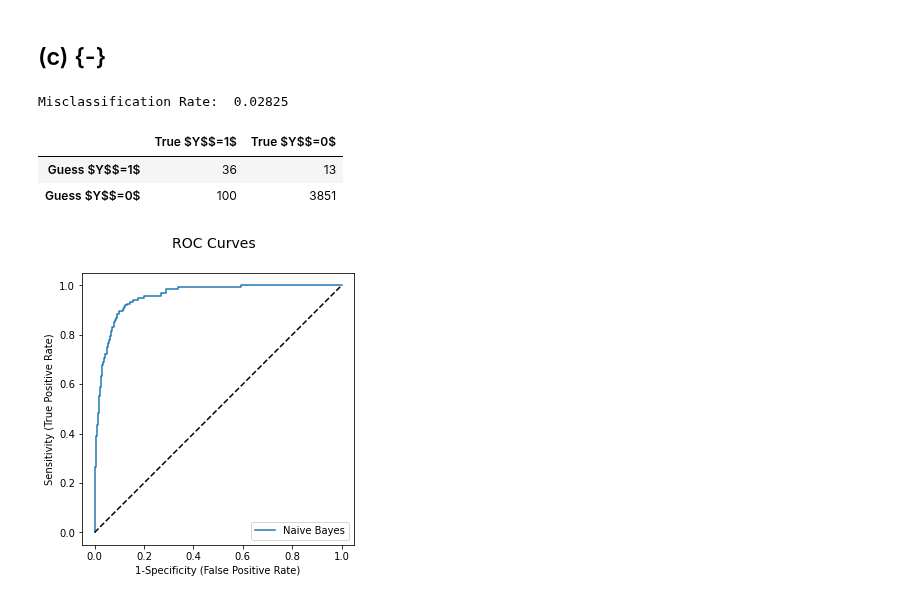
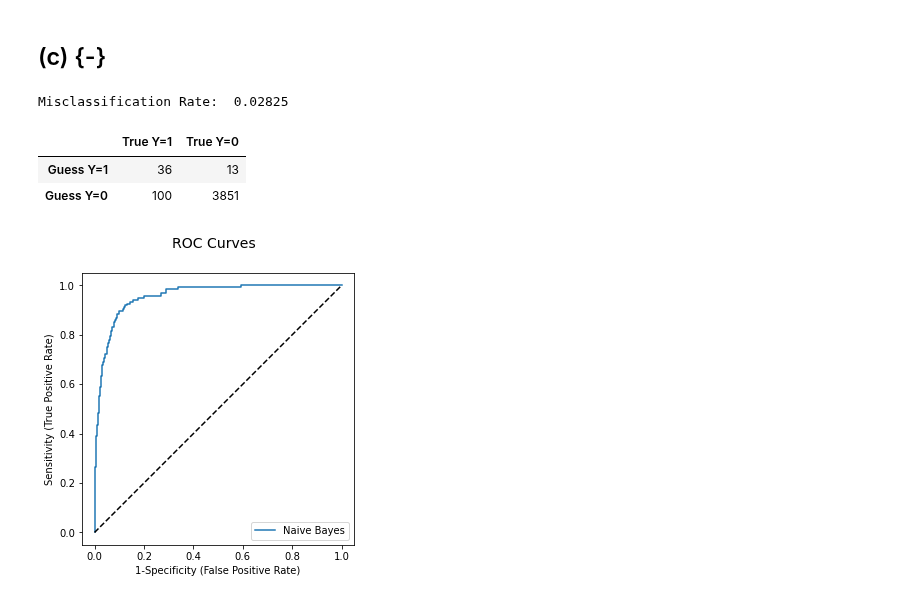
Before and after one commit to beginnerSC/mscf_hw_spring, a Jupyter notebook: ML II/2/Homework #2.ipynb, the cells around one changed output. Cells and saved outputs as stored; diff of their text form; code cells hidden in the pictures.

```diff
--- a/ML II/2/Homework #2.ipynb
+++ b/ML II/2/Homework #2.ipynb
@@ -262,35 +264,35 @@ prior
 # %%
 from sklearn.metrics import confusion_matrix
 from pandas import DataFrame
 import numpy as np
 
 def predict(X, dist, score=False):
     res = []
     for student, balance, income in X.values:
         log_pDefault = np.log(prior) \
                         + np.log(dist['student | Yes'].pmf(student=='Yes')) \
                         + np.log(dist['balance | Yes'].pdf(balance)) \
                         + np.log(dist['income | Yes'].pdf(income))
         log_pNoDefault = np.log(1-prior) \
                         + np.log(dist['student | No'].pmf(student=='Yes')) \
                         + np.log(dist['balance | No'].pdf(balance)) \
                         + np.log(dist['income | No'].pdf(income))
 
         predict_score = log_pDefault - log_pNoDefault
         res.append(predict_score if score else (predict_score > 0))
 
     return res
 
 tn, fp, fn, tp = confusion_matrix(y_test=='Yes', predict(X_test, dist_norm)).ravel()
 print()
 print('Misclassification Rate: ', (fn + fp)/(tn + fp + fn + tp))
 print()
-DataFrame([[tp, fp], [fn, tn]], columns=['True $Y$$=1$', 'True $Y$$=0$'], index=['Guess $Y$$=1$', 'Guess $Y$$=0$'])
+DataFrame([[tp, fp], [fn, tn]], columns=['True Y=1', 'True Y=0'], index=['Guess Y=1', 'Guess Y=0'])
 # %% [output]
 Misclassification Rate:  0.02825
-|  | True $Y$$=1$ | True $Y$$=0$ |
-| Guess $Y$$=1$ | 36 | 13 |
-| Guess $Y$$=0$ | 100 | 3851 |
+|  | True Y=1 | True Y=0 |
+| Guess Y=1 | 36 | 13 |
+| Guess Y=0 | 100 | 3851 |
 # %%
 from sklearn.metrics import roc_curve
 import matplotlib.pyplot as plt
```
Also changed, not shown: parts of 2 cells of this notebook.
